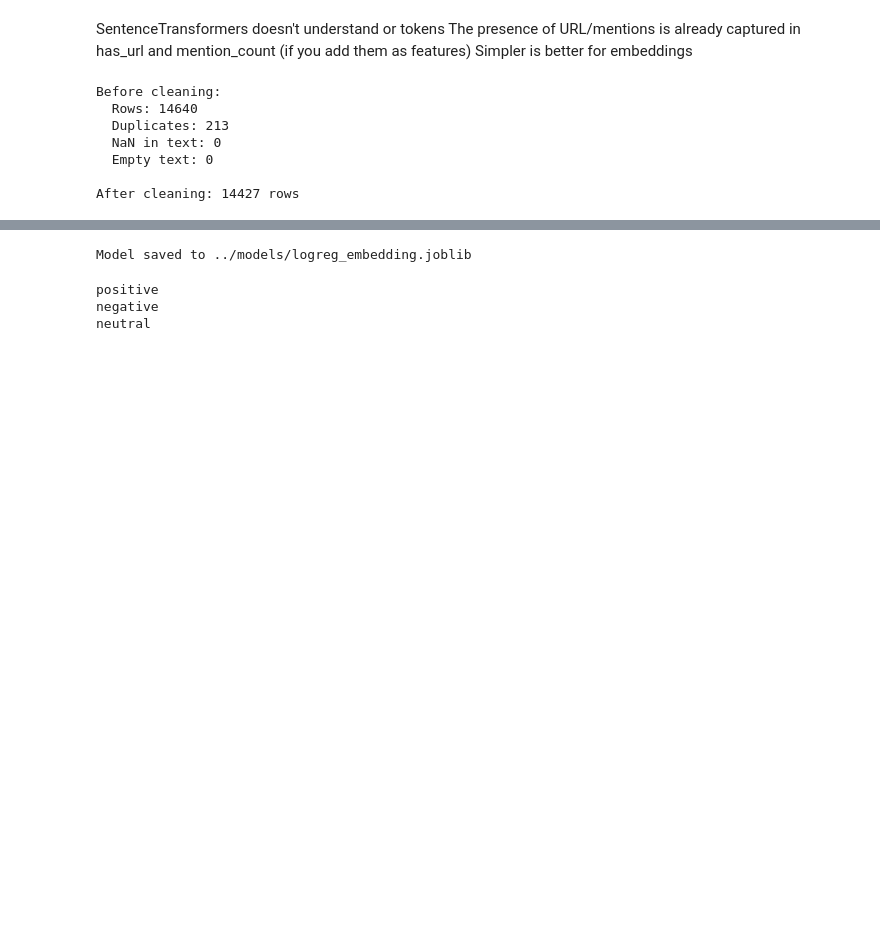
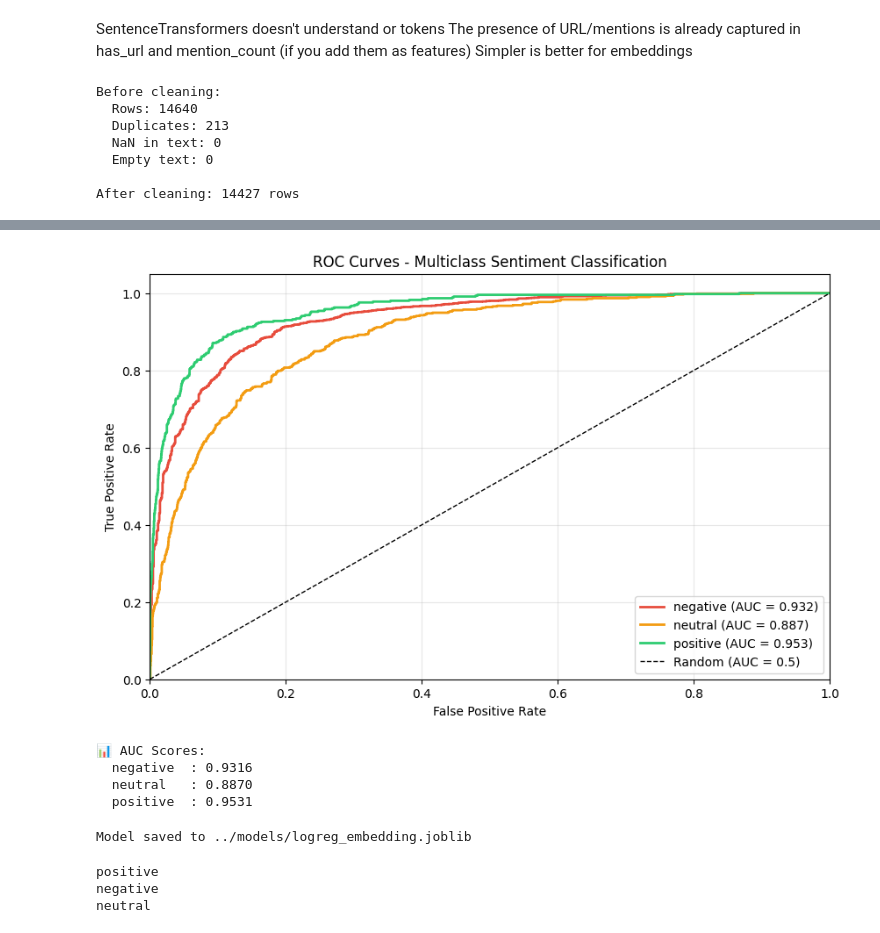
Before and after one commit to red-jen/AeroStream-Analytics, a Jupyter notebook: notebooks/01_embedding_model.ipynb, the cells around one changed output, grey strips where cells are left out. Drawn from its saved outputs; the diff is of its cells as text; code cells hidden in the pictures; blank space fills up the shorter version.

```diff
--- a/notebooks/01_embedding_model.ipynb
+++ b/notebooks/01_embedding_model.ipynb
@@ -230,3 +237,51 @@ Confusion Matrix:
+# %%
+# Cell — ROC Curve & AUC Score
+from sklearn.metrics import roc_curve, auc, RocCurveDisplay
+from sklearn.preprocessing import label_binarize
+import matplotlib.pyplot as plt
+
+# Get probability predictions
+y_proba = clf.predict_proba(X_test_emb)
+
+# Binarize labels for multiclass ROC
+y_test_bin = label_binarize(y_test_emb, classes=[0, 1, 2])
+n_classes = 3
+class_names = ['negative', 'neutral', 'positive']
+colors = ['#e74c3c', '#f39c12', '#2ecc71']
+
+# Plot ROC curve for each class
+plt.figure(figsize=(10, 6))
+
+for i in range(n_classes):
+    fpr, tpr, _ = roc_curve(y_test_bin[:, i], y_proba[:, i])
+    roc_auc = auc(fpr, tpr)
+    plt.plot(fpr, tpr, color=colors[i], lw=2,
+             label=f'{class_names[i]} (AUC = {roc_auc:.3f})')
+
+# Diagonal line (random classifier)
+plt.plot([0, 1], [0, 1], 'k--', lw=1, label='Random (AUC = 0.5)')
+
+plt.xlim([0.0, 1.0])
+plt.ylim([0.0, 1.05])
+plt.xlabel('False Positive Rate')
+plt.ylabel('True Positive Rate')
+plt.title('ROC Curves - Multiclass Sentiment Classification')
+plt.legend(loc='lower right')
+plt.grid(alpha=0.3)
+plt.show()
+
+# Print AUC scores
+print("\n📊 AUC Scores:")
+for i in range(n_classes):
+    fpr, tpr, _ = roc_curve(y_test_bin[:, i], y_proba[:, i])
+    roc_auc = auc(fpr, tpr)
+    print(f"  {class_names[i]:10}: {roc_auc:.4f}")
+# %% [output]
+[figure, added]
+📊 AUC Scores:
+  negative  : 0.9316
+  neutral   : 0.8870
+  positive  : 0.9531
 # %%
 # Cell 9 — Save Model
 import os
```
Also changed, not shown: parts of 7 cells of this notebook, 22 other files.
